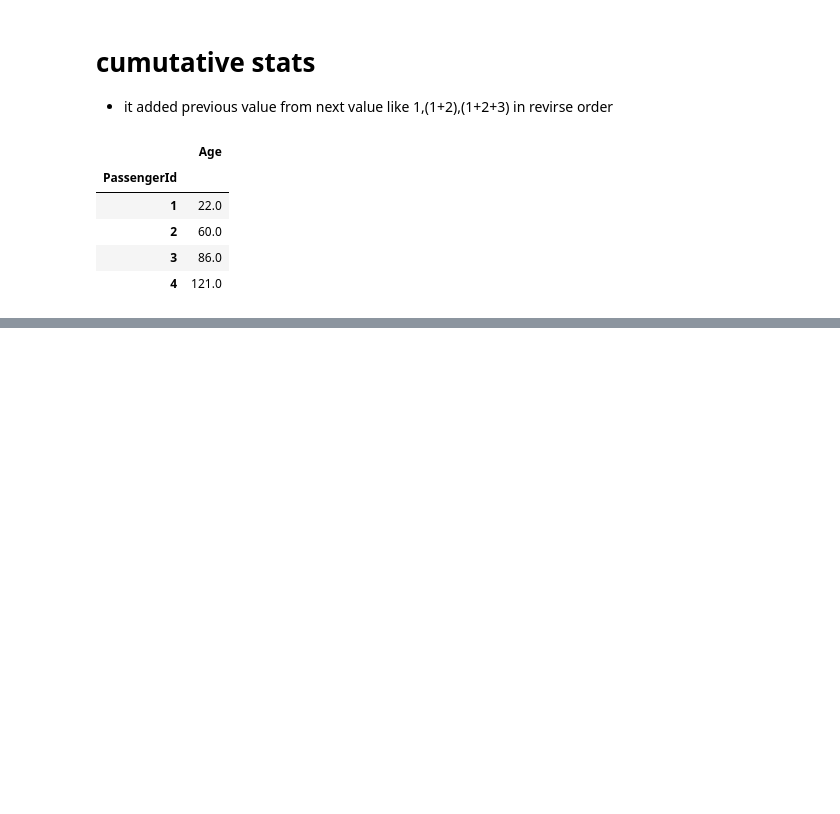
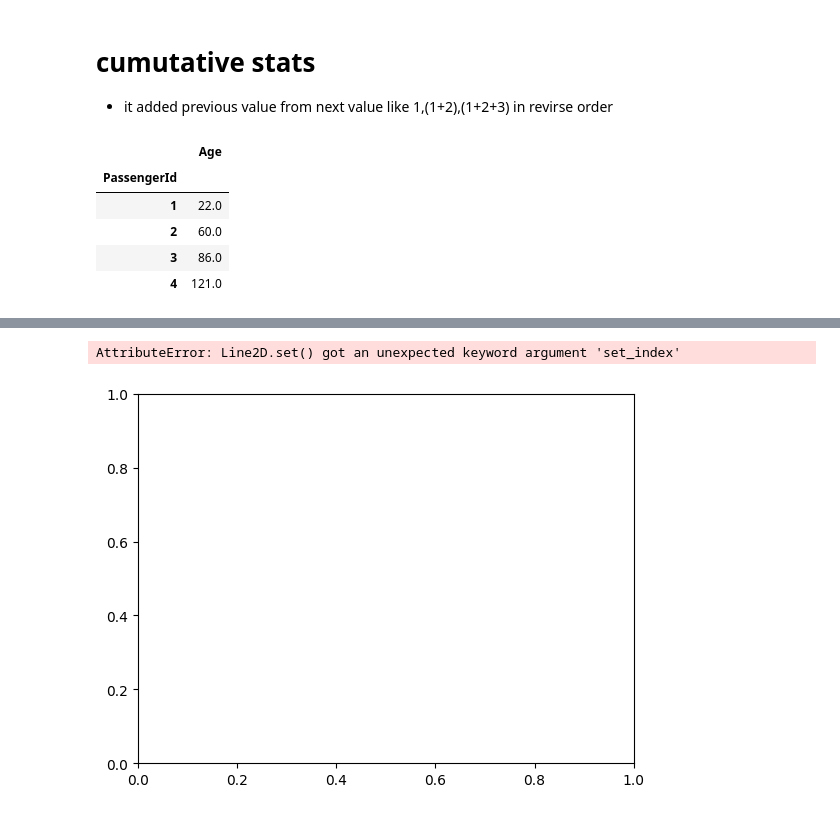
Before and after one commit to SalmanOkz/sylaniAssignmentWorks, a Jupyter notebook: pandas.ipynb, the cells around one changed output, grey strips where cells are left out. Saved outputs shown, nothing was run; the diff lists cells and outputs as text; code cells hidden in the pictures; blank space fills up the shorter version.

```diff
--- a/pandas.ipynb
+++ b/pandas.ipynb
@@ -496,0 +810,10 @@ pd.DataFrame(titnic_csv['Age'].cumsum()).head(4)
+# %%
+from os import set_inheritable
+ten_ages.plot(x= ten_ages.index , y=ten_ages.values,rot=60,set_index='PassengerId')
+plt.title('Age Count')
+plt.xlabel('Age')
+plt.ylabel('Count')
+plt.show()
+# %% [output]
+AttributeError: Line2D.set() got an unexpected keyword argument 'set_index'
+[figure, added]
```
Also changed, not shown: parts of 54 cells of this notebook.
